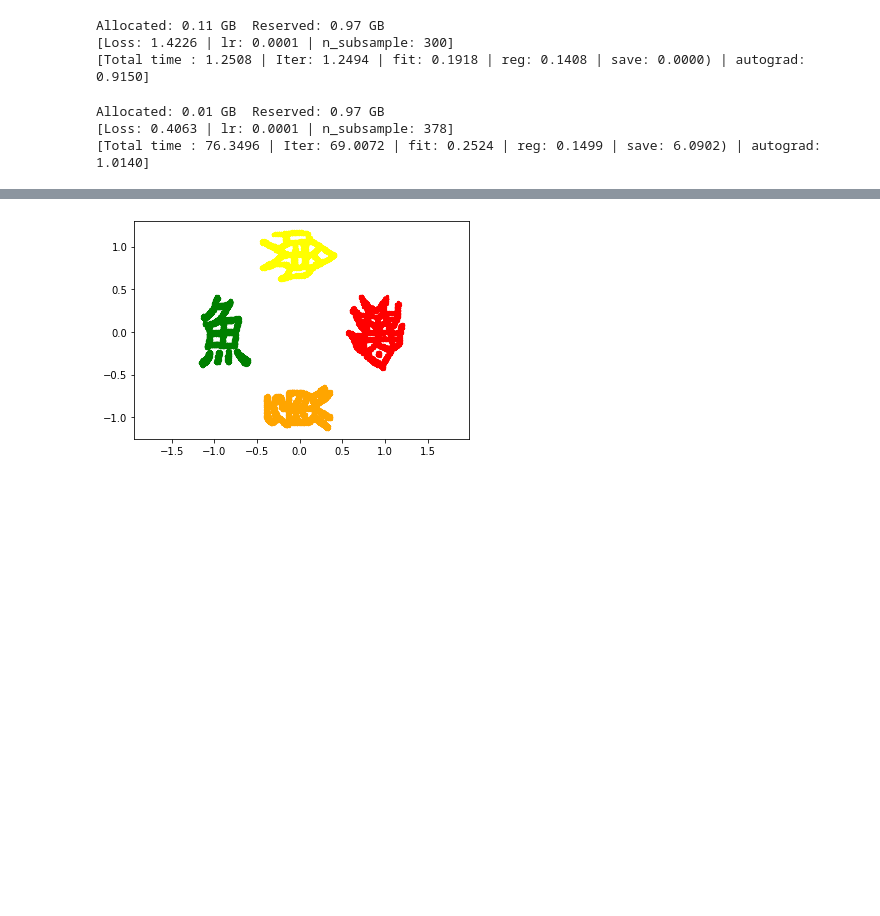
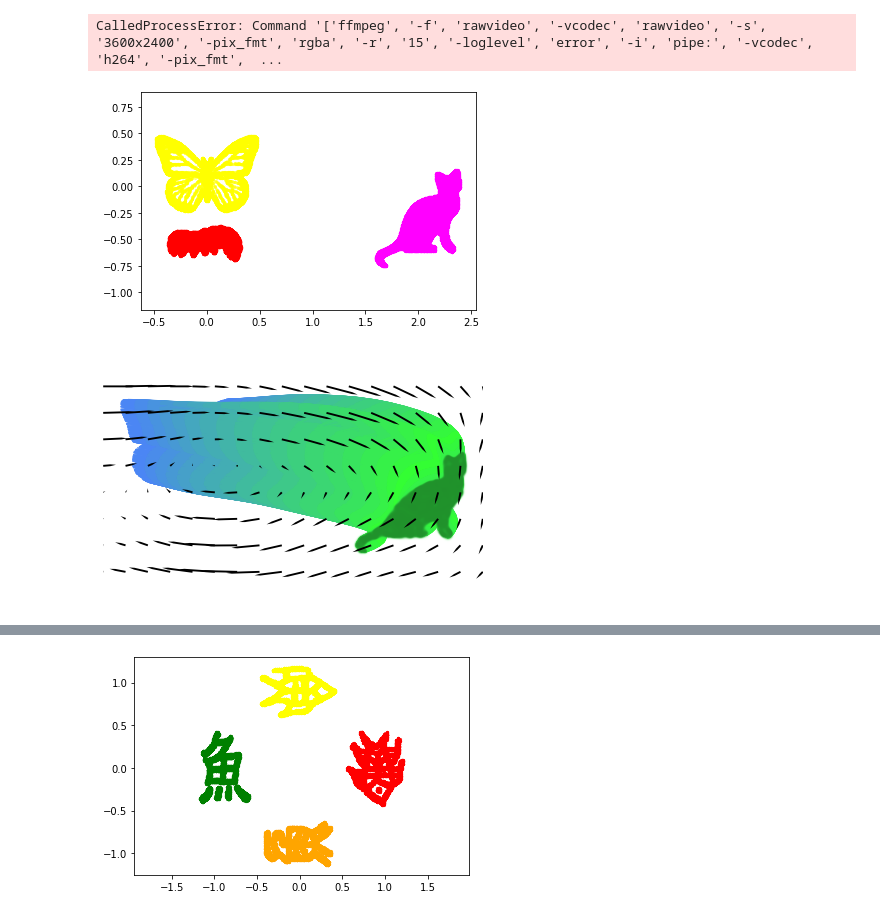
Before and after one commit to pzpzpzp1/wassflow, a Jupyter notebook: cnf-sinkhorn-demo.ipynb, the cells around one changed output, grey strips where cells are left out. Saved outputs shown, nothing was run; the diff lists cells and outputs as text; code cells hidden in the pictures; blank space fills up the shorter version.

```diff
--- a/cnf-sinkhorn-demo.ipynb
+++ b/cnf-sinkhorn-demo.ipynb
@@ -20,40 +116,38 @@ from LearnVelTraj import learn_vel_trajectory
 # %%
-# BUTTERFLY->CAT->CATERPILLAR - base. KE = .01
-im1 = ImageDataset('frames/butterfly.jpg');
-im1b = ImageDataset('frames/butterflyfilled.jpg');
-im2 = ImageDataset('frames/caterpillar.png', noise_std = .005);
-im6 = ImageDataset('frames/cat1.png');
+# # BUTTERFLY->CAT->CATERPILLAR - base. KE = .01
+# im1 = ImageDataset('frames/butterfly.jpg');
+# im1b = ImageDataset('frames/butterflyfilled.jpg');
+# im2 = ImageDataset('frames/caterpillar.png', noise_std = .005);
+# im6 = ImageDataset('frames/cat1.png');
 
-n_inner = 7000;
-n_sil = 10000 - n_inner;
-d2 = im2.sample(n_inner, n_sil, scale = [-1, -1], center = [0.05, -.5]);
-d1a = im1.sample(n_inner, n_sil, center = [0, 0]);
-d1b = im1b.sample(n_inner, n_sil, center = [0, 0]);
-d6 = im6.sample(n_inner, n_sil, center = [2, -.3]);
+# n_inner = 7000;
+# n_sil = 10000 - n_inner;
+# d2 = im2.sample(n_inner, n_sil, scale = [-1, -1], center = [0.05, -.5]);
+# d1a = im1.sample(n_inner, n_sil, center = [0, 0]);
+# d1b = im1b.sample(n_inner, n_sil, center = [0, 0]);
+# d6 = im6.sample(n_inner, n_sil, center = [2, -.3]);
 
-dat1 = torch.cat((d1a[0], d1b[1]),0)
-dat2 = torch.cat(d2,0)
-dat6 = torch.cat(d6,0)
+# dat1 = torch.cat((d1a[0], d1b[1]),0)
+# dat2 = torch.cat(d2,0)
+# dat6 = torch.cat(d6,0)
 
-ezshow(dat1, col='yellow')
-ezshow(dat2, col='red')
-ezshow(dat6, col='magenta')
+# ezshow(dat1, col='yellow')
+# ezshow(dat2, col='red')
+# ezshow(dat6, col='magenta')
 
-keyframes, __ = ImageDataset.normalize_samples(torch.stack((dat1, dat6, dat2)).to(device));
+# keyframes, __ = ImageDataset.normalize_samples(torch.stack((dat1, dat6, dat2)).to(device));
 
-model = FfjordModel(sigmac = 2, n_freq = 100, hidden_layers=3, hidden_features=512, tdiv = 1, in_features=3, out_features=2, incrementalMask = True,  Tperiod = None).to(device)
-outfolder = "results/experiment_BCC_base/"
-model, losses, separate_losses, lrs, n_subs, separate_times = learn_vel_trajectory(keyframes, n_iters = 300, stepsperbatch=50, n_subsample=300, model=model, outname=outfolder, sqrtfitloss=True, detachTZM = False, lr = 1e-4, scaling = .4)
+# model = FfjordModel(sigmac = 2, n_freq = 100, hidden_layers=3, hidden_features=512, tdiv = 1, in_features=3, out_features=2, incrementalMask = True,  Tperiod = None).to(device)
+# outfolder = "results/experiment_BCC_base/"
+# # model, losses, separate_losses, lrs, n_subs, separate_times = learn_vel_trajectory(keyframes, n_iters = 300, stepsperbatch=50, n_subsample=300, model=model, outname=outfolder, sqrtfitloss=True, detachTZM = False, lr = 1e-4, scaling = .4)
+# model.load_state(outfolder+'models/state_final.tar')
 
-xt_trajs = st.save_trajectory_2d(model, keyframes, savedir=outfolder, savename='render',
-                       nsteps=20, dpiv=600, n=4000)
-st.render_2d(model, keyframes, xt_trajs, savedir=outfolder, savename='render',
-                       dpiv=600, sigma=None, knn=20, cycle=True, lw=1, contrast=3)
+# xt_trajs = st.save_trajectory_2d(model, keyframes, savedir=outfolder, savename='render',
+#                        nsteps=20, dpiv=600, n=4000)
+# st.render_2d(model, keyframes, xt_trajs, savedir=outfolder, savename='render',
+#                        dpiv=600, sigma=None, knn=20, cycle=True, lw=1, contrast=3, Nrbf = 100000)
 # %% [output]
-Allocated: 0.11 GB  Reserved: 0.97 GB
-[Loss: 1.4226 | lr: 0.0001 | n_subsample: 300]
-[Total time : 1.2508 | Iter: 1.2494 | fit: 0.1918 | reg: 0.1408 | save: 0.0000) | autograd: 0.9150]
+CalledProcessError: Command '['ffmpeg', '-f', 'rawvideo', '-vcodec', 'rawvideo', '-s', '3600x2400', '-pix_fmt', 'rgba', '-r', '15', '-loglevel', 'error', '-i', 'pipe:', '-vcodec', 'h264', '-pix_fmt',  ...
-Allocated: 0.01 GB  Reserved: 0.97 GB
-[Loss: 0.4063 | lr: 0.0001 | n_subsample: 378]
-[Total time : 76.3496 | Iter: 69.0072 | fit: 0.2524 | reg: 0.1499 | save: 6.0902) | autograd: 1.0140]
+[figure, added]
+[figure, added]
 # %%
```
Also changed, not shown: parts of 20 cells of this notebook, 6 other files.
